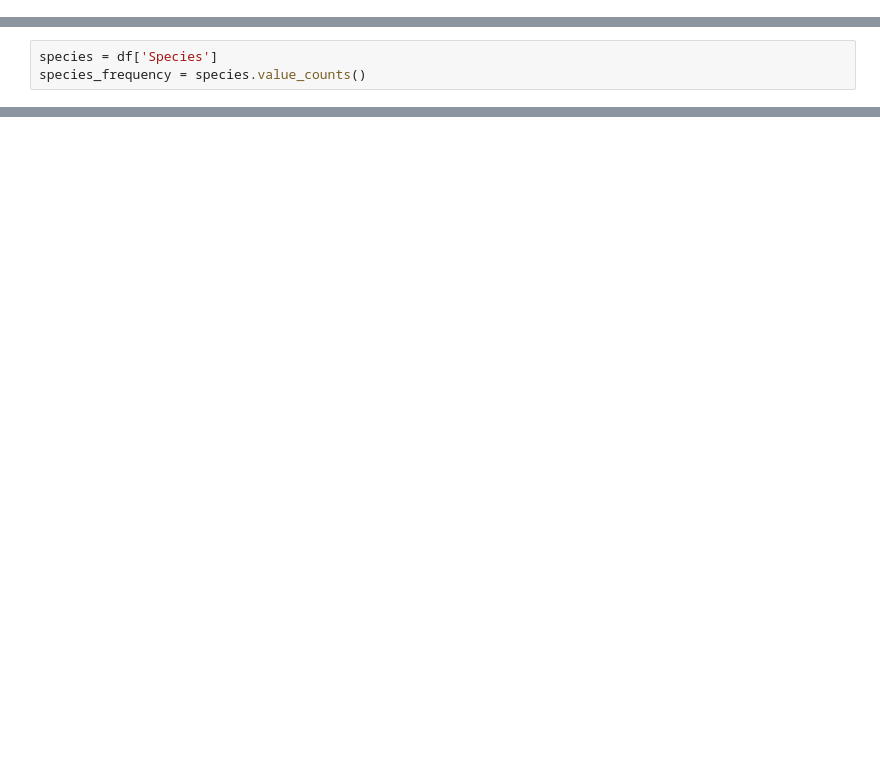
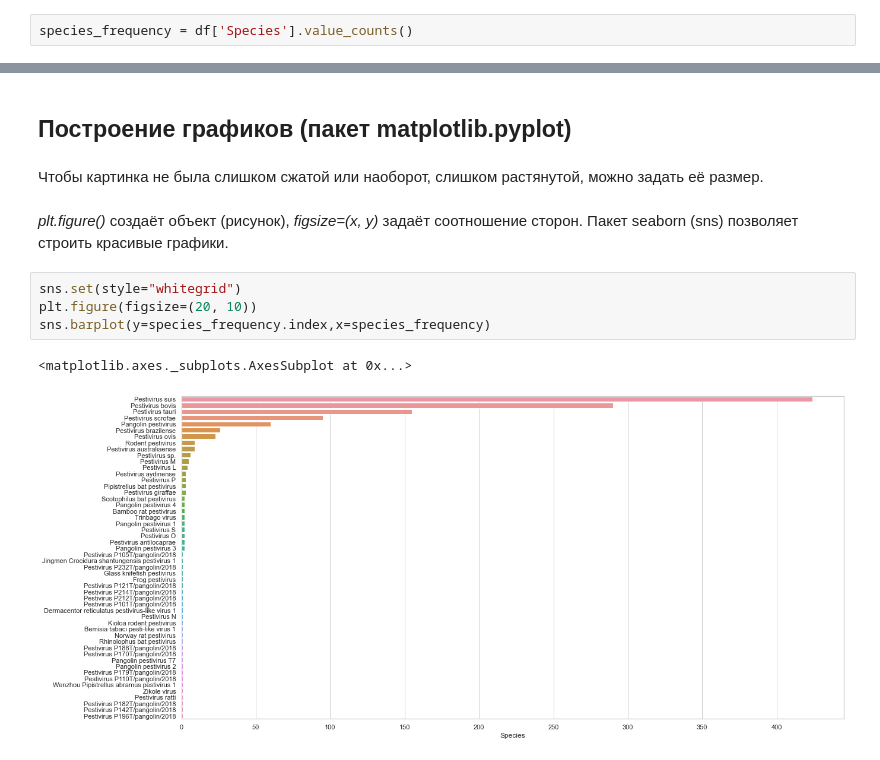
Before and after one commit to jeand-ark/Jiv90-evolution-in-Pestiviruses, a Jupyter notebook: Pestivirus_histograms.ipynb, the cells around one changed output, grey strips where cells are left out. Cells and saved outputs as stored; diff of their text form; blank space fills up the shorter version.

```diff
--- a/Pestivirus_histograms.ipynb
+++ b/Pestivirus_histograms.ipynb
@@ -23,3 +32,5 @@ df
+# %%
+species_frequency = df['Species'].value_counts()
 # %%
 species_frequency
 # %% [output]
@@ -61,3 +53,0 @@ Length: 1163, dtype: int64
-# %%
-species = df['Species']
-species_frequency = species.value_counts()
@@ -134,0 +103,13 @@ sns.barplot(y=collection_frequency.index, x=collection_frequency)
+# %% [markdown]
+## Построение графиков (пакет matplotlib.pyplot)
+# %% [markdown]
+Чтобы картинка не была слишком сжатой или наоборот, слишком растянутой, можно задать её размер.
+# %% [markdown]
+*plt.figure()* создаёт объект (рисунок), *figsize=(x, y)* задаёт соотношение сторон. Пакет seaborn (sns) позволяет строить красивые графики.
+# %%
+sns.set(style="whitegrid")
+plt.figure(figsize=(20, 10))
+sns.barplot(y=species_frequency.index,x=species_frequency)
+# %% [output]
+<matplotlib.axes._subplots.AxesSubplot at 0x...>
+[figure, added]
```
Also changed, not shown: parts of 62 cells of this notebook.
